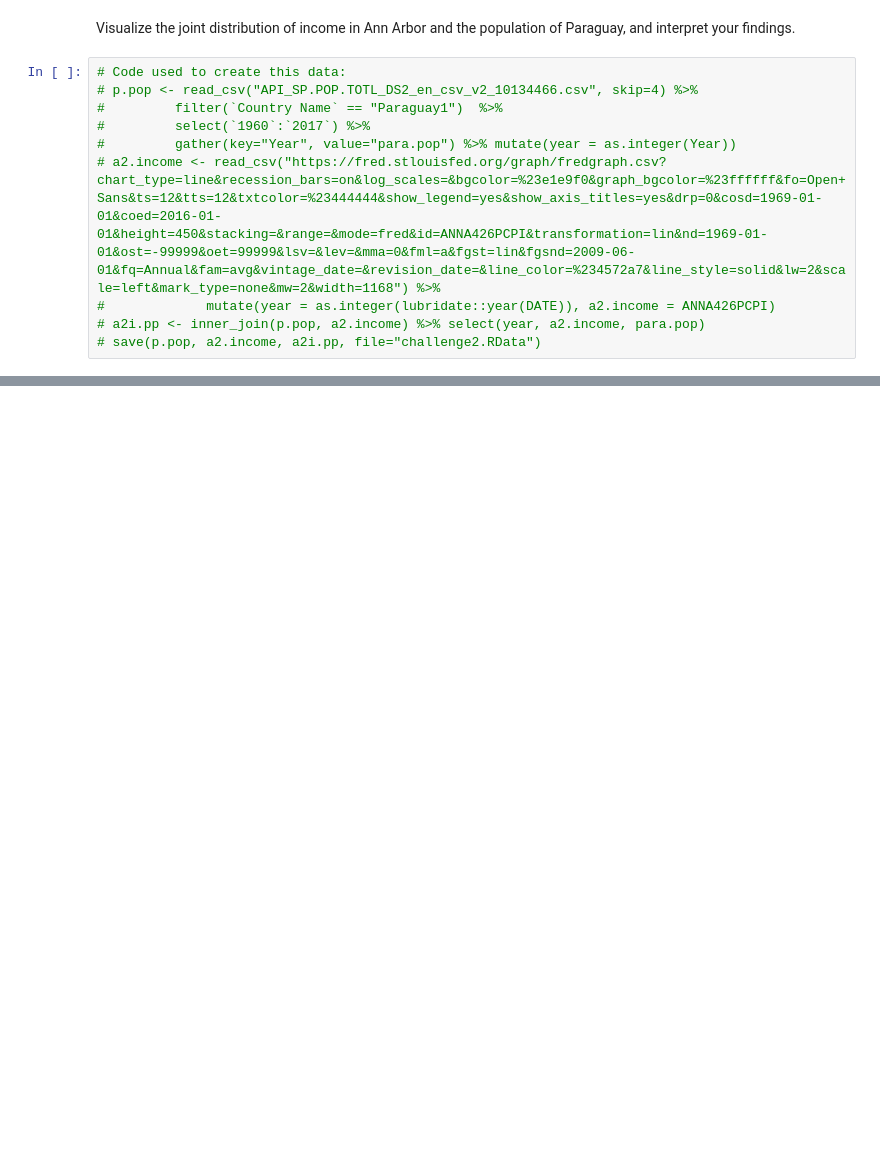
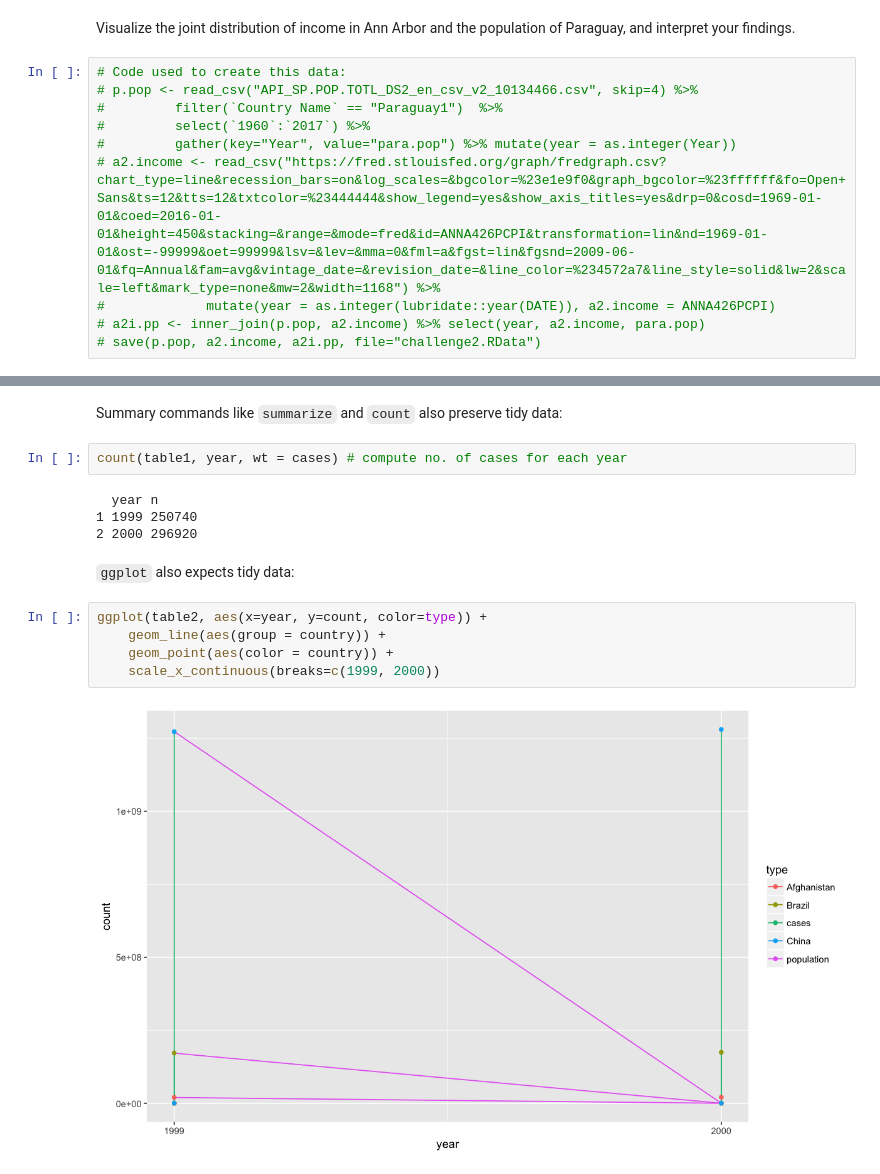
Before and after one commit to terhorst/stats306, a Jupyter notebook: lectures/lecture07/Lecture07.ipynb, the cells around one changed output, grey strips where cells are left out. Saved outputs shown, nothing was run; the diff lists cells and outputs as text; blank space fills up the shorter version.

```diff
--- a/lectures/lecture07/Lecture07.ipynb
+++ b/lectures/lecture07/Lecture07.ipynb
@@ -392,0 +183,17 @@ Recall the `Lahman` data set (`library(Lahman)`). The `Teams` table has stats fo
+# %% [markdown]
+Summary commands like `summarize` and `count` also preserve tidy data:
+# %%
+count(table1, year, wt = cases) # compute no. of cases for each year
+# %% [output]
+  year n
+1 1999 250740
+2 2000 296920
+# %% [markdown]
+`ggplot` also expects tidy data:
+# %%
+ggplot(table2, aes(x=year, y=count, color=type)) +
+    geom_line(aes(group = country)) +
+    geom_point(aes(color = country)) +
+    scale_x_continuous(breaks=c(1999, 2000))
+# %% [output]
+[figure, added]
```
Also changed, not shown: parts of 133 cells of this notebook, 6 other files.
